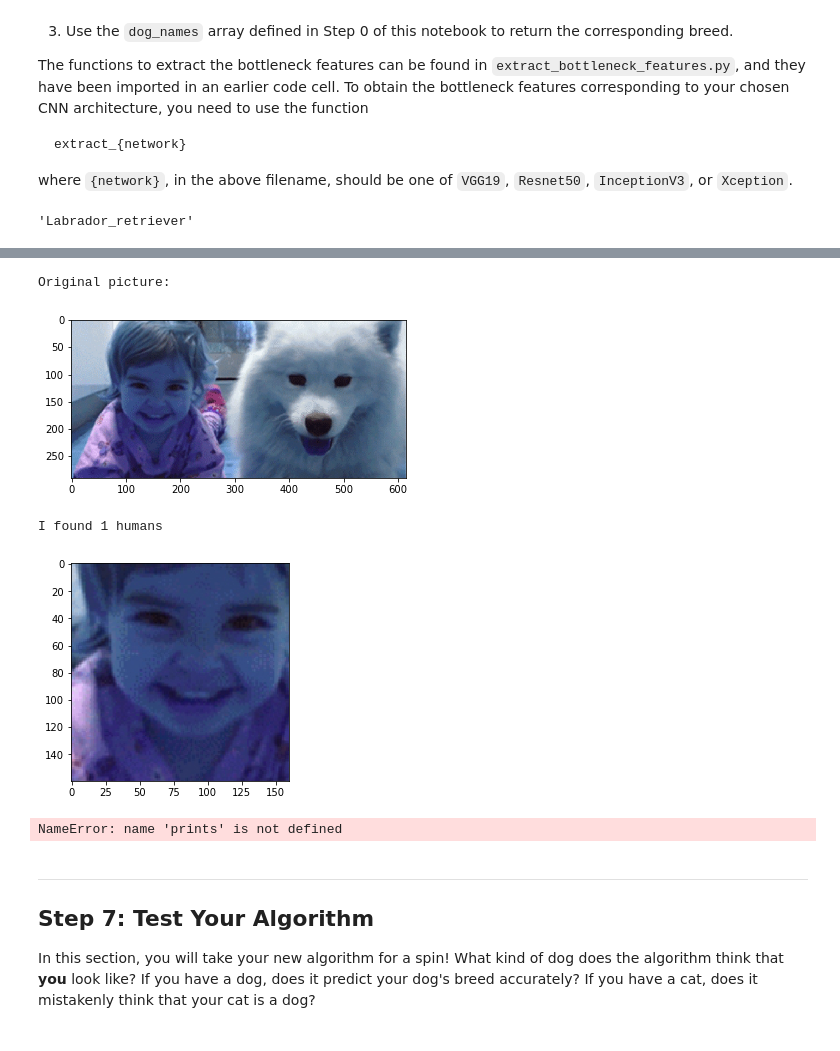
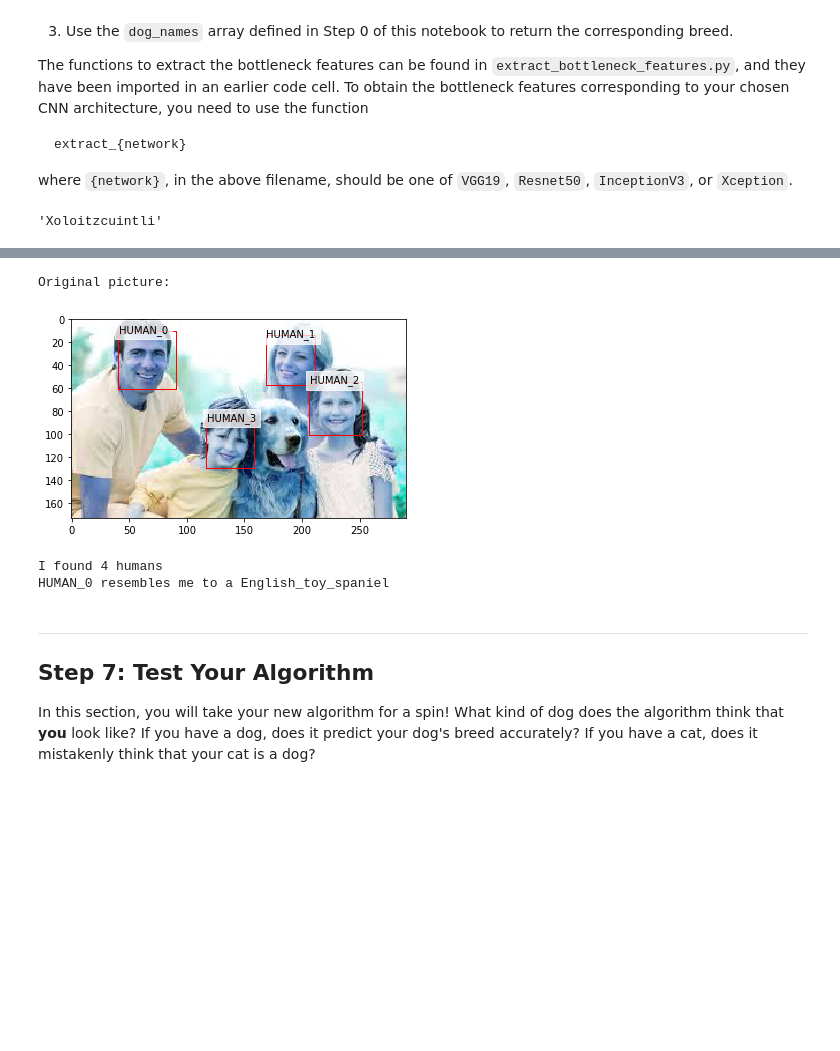
Before and after one commit to jganzabal/dog-project, a Jupyter notebook: dog_app.ipynb, the cells around one changed output, grey strips where cells are left out. Cells and saved outputs as stored; diff of their text form; code cells hidden in the pictures; blank space fills up the shorter version.

```diff
--- a/dog_app.ipynb
+++ b/dog_app.ipynb
@@ -654,8 +638,8 @@ In the code block below, extract the bottleneck features corresponding to the tr
 ### TODO: Obtain bottleneck features from another pre-trained CNN.
 #bottleneck_features = np.load('bottleneck_features/DogVGG19Data.npz')
 #bottleneck_features = np.load('bottleneck_features/DogInceptionV3Data.npz')
-bottleneck_features = np.load('bottleneck_features/DogXceptionData.npz')
-#bottleneck_features = np.load('bottleneck_features/DogResnet50Data.npz')
+#bottleneck_features = np.load('bottleneck_features/DogXceptionData.npz')
+bottleneck_features = np.load('bottleneck_features/DogResnet50Data.npz')
 
 train_best = bottleneck_features['train']
 valid_best = bottleneck_features['valid']
@@ -820,6 +805,7 @@ where `{network}`, in the above filename, should be one of `VGG19`, `Resnet50`,
 from extract_bottleneck_features import *
 
 Xception_model = best_model
+Resnet50_model = best_model
 
 def Xception_predict_breed(img_path):
     # extract bottleneck features
@@ -829,9 +815,17 @@ def Xception_predict_breed(img_path):
     # return dog breed that is predicted by the model
     return dog_names[np.argmax(predicted_vector)]
 
-Xception_predict_breed("images/Labrador_retriever_06449.jpg")
+def Resnet50_predict_breed(img_path):
+    # extract bottleneck features
+    bottleneck_feature = extract_Resnet50(path_to_tensor(img_path))
+    # obtain predicted vector
+    predicted_vector = Resnet50_model.predict(bottleneck_feature)
+    # return dog breed that is predicted by the model
+    return dog_names[np.argmax(predicted_vector)]
+
+Resnet50_predict_breed("images/julian.jpeg")
 # %% [output]
-'Labrador_retriever'
+'Xoloitzcuintli'
 # %% [markdown]
 ---
 <a id='step6'></a>
@@ -853,47 +847,62 @@ Some sample output for our algorithm is provided below, but feel free to design
 # %%
 ### TODO: Write your algorithm.
 ### Feel free to use as many code cells as needed.
 from matplotlib import pyplot as plt
+
+predict_breed = Resnet50_predict_breed
+
 def detected_faces_2_files(img_path):
     img = cv2.imread(img_path)
     gray = cv2.cvtColor(img, cv2.COLOR_BGR2GRAY)
     faces = face_cascade.detectMultiScale(gray)
     file_names = []
+
     for i,(x,y,w,h) in enumerate(faces):
-        square = faces[0]
-        crop_img = img[x:x+w, y:y+h]
+        #print((x,y,w,h))
+        # add bounding box to color image
+
+        crop_img = img[y:y+h, x:x+w]
         file_name = "tmp/img_"+str(i)+".png"
         cv2.imwrite(file_name, crop_img)
         file_names.append(file_name)
+        cv2.rectangle(img,(x,y),(x+w,y+h),(255,0,0),1)
+    plt.imshow(img)
+    for i,(x,y,w,h) in enumerate(faces):
+        t = plt.text(x,y,"HUMAN_"+str(i))
+        t.set_bbox(dict(facecolor='white', alpha=0.75, edgecolor='white'))
+    plt.show()
     return file_names
 
 def my_breed_detector(file_path):
     print("Original picture:")
-    img = cv2.imread(file_path)
-    plt.imshow(img)
-    plt.show()
+    #img = cv2.imread(file_path)
+    #plt.imshow(img)
+    #plt.show()
     detected_faces_files = detected_faces_2_files(file_path)
     print('I found %s humans'%len(detected_faces_files))
-    for faces_file in detected_faces_files:
+    for i, faces_file in enumerate(detected_faces_files):
         img = cv2.imread(faces_file)
-        plt.imshow(img)
-        plt.show()
-        breed = Xception_predict_breed(faces_file)
-        prints("This human resembles me to a",breed)
+        #plt.imshow(img)
+        #plt.show()
+        breed = predict_breed(faces_file)
+        print("HUMAN_%s resembles me to a %s"%(i,breed))
 
     if dog_detector(file_path):
         print('I found a dog')
-        breed = Xception_predict_breed(file_path)
+        breed = predict_breed(file_path)
         print("I believe its bread is:",breed)
+    else:
+        print("I found no dog")
 
 #my_breed_detector("images/girl_with_dog.jpg")
-my_breed_detector("images/girl_with_dog.jpg")
+#my_breed_detector("images/family_and_dog.jpeg")
+#my_breed_detector("images/cat.jpg")
+my_breed_detector("images/family_and_dog_2.jpeg")
 # %% [output]
 Original picture:
-[figure, old version]
+[figure, new version]
-I found 1 humans
+I found 4 humans
+HUMAN_0 resembles me to a English_toy_spaniel
-[figure, removed]
-NameError: name 'prints' is not defined
 # %% [markdown]
 ---
 <a id='step7'></a>
```
Also changed, not shown: parts of 11 cells of this notebook, 3 other files.
